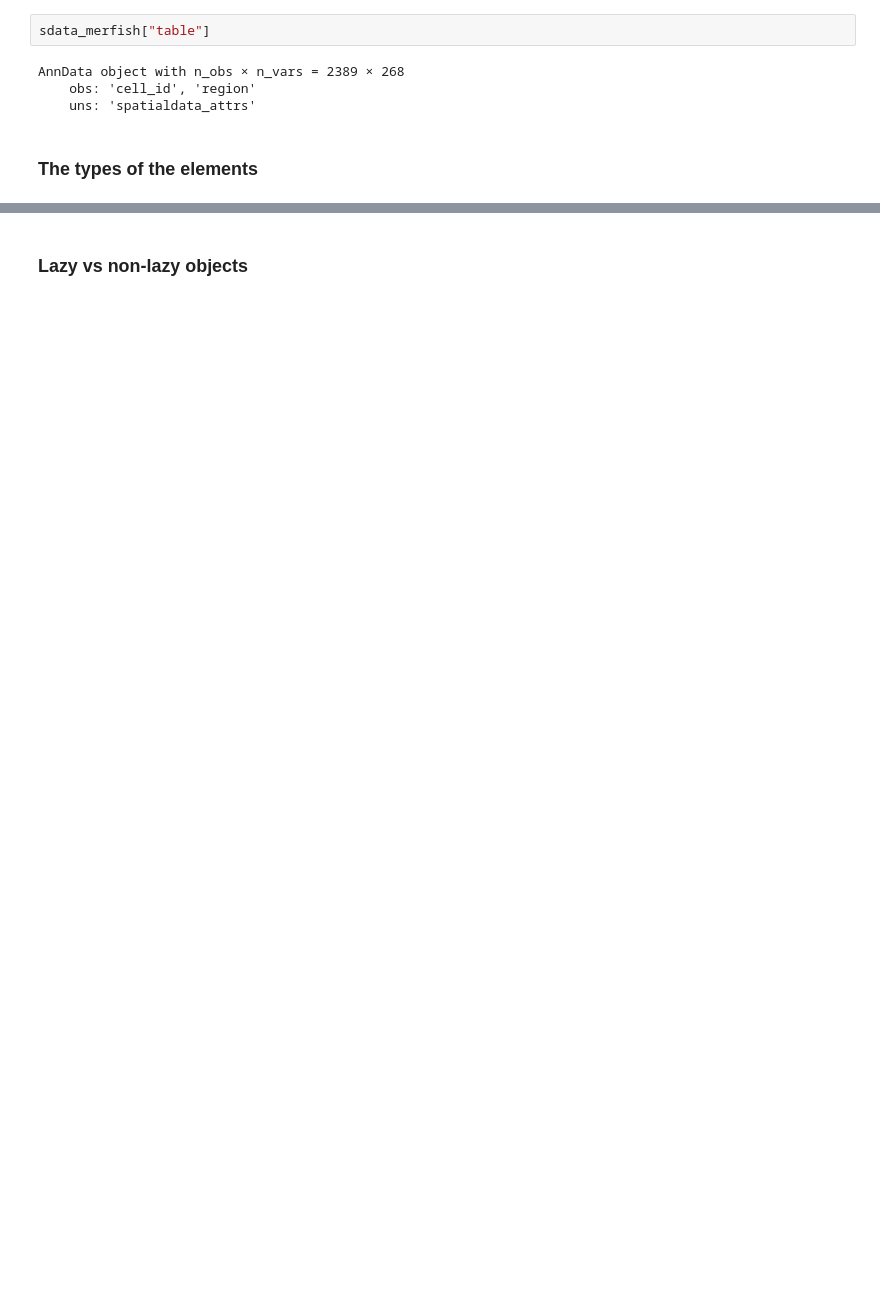
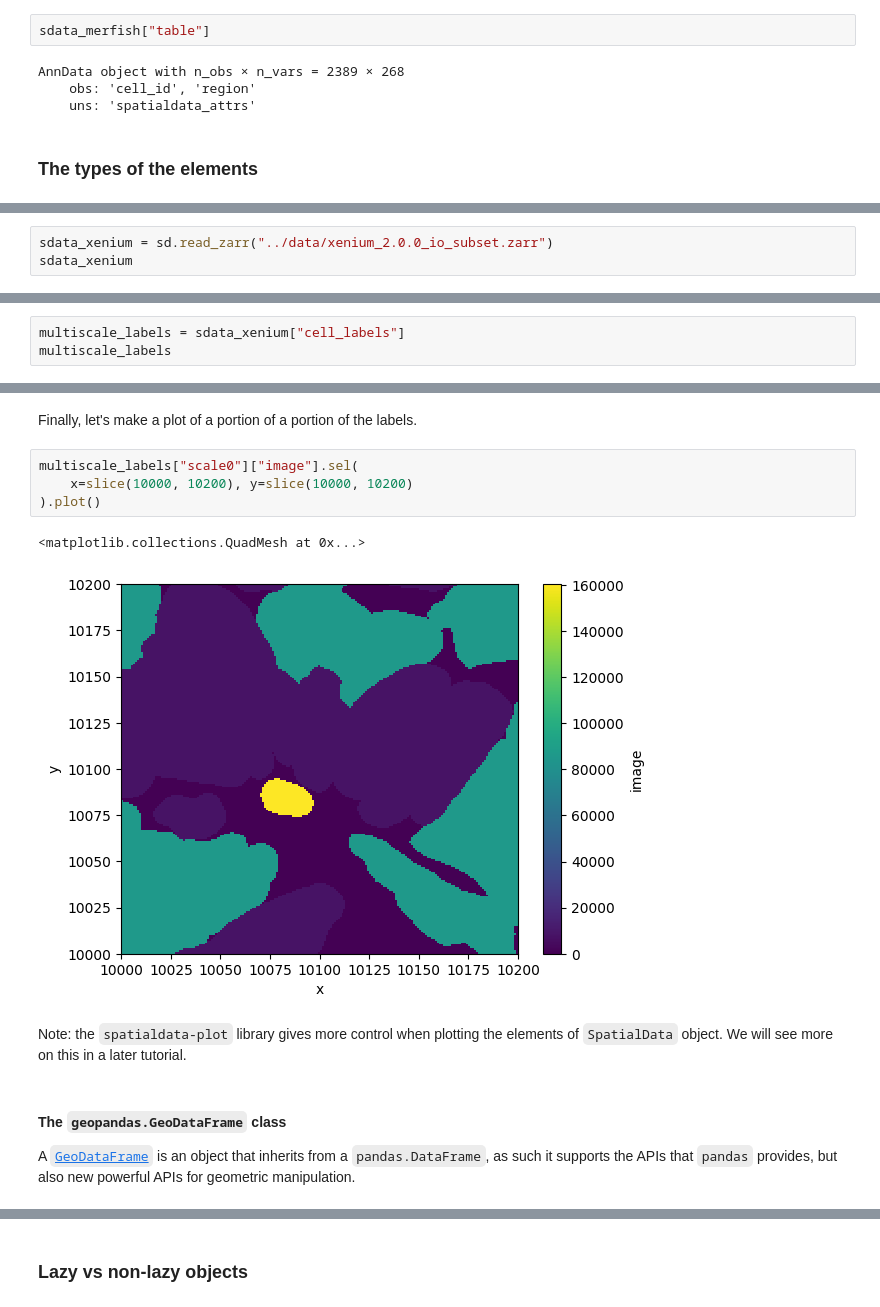
Before and after one commit to PMBio/spatialdata-workshops, a Jupyter notebook: notebooks/nb1_spatialdata_objects.ipynb, the cells around one changed output, grey strips where cells are left out. Drawn from its saved outputs; the diff is of its cells as text; blank space fills up the shorter version.

```diff
--- a/notebooks/nb1_spatialdata_objects.ipynb
+++ b/notebooks/nb1_spatialdata_objects.ipynb
@@ -228,0 +336,3 @@ We will give a quick overview of these classes here below; please refer to the r
+# %%
+sdata_xenium = sd.read_zarr("../data/xenium_2.0.0_io_subset.zarr")
+sdata_xenium
@@ -228,0 +360,3 @@ We will give a quick overview of these classes here below; please refer to the r
+# %%
+multiscale_labels = sdata_xenium["cell_labels"]
+multiscale_labels
@@ -228,0 +622,14 @@ We will give a quick overview of these classes here below; please refer to the r
+# %% [markdown]
+Finally, let's make a plot of a portion of a portion of the labels.
+# %%
+multiscale_labels["scale0"]["image"].sel(
+    x=slice(10000, 10200), y=slice(10000, 10200)
+).plot()
+# %% [output]
+<matplotlib.collections.QuadMesh at 0x...>
+[figure, added]
+# %% [markdown]
+Note: the `spatialdata-plot` library gives more control when plotting the elements of `SpatialData` object. We will see more on this in a later tutorial.
+# %% [markdown]
+#### The `geopandas.GeoDataFrame` class
+A [`GeoDataFrame`](https://geopandas.org/en/stable/docs/reference/api/geopandas.GeoDataFrame.html) is an object that inherits from a `pandas.DataFrame`, as such it supports the APIs that `pandas` provides, but also new powerful APIs for geometric manipulation.
```
Also changed, not shown: parts of 86 cells of this notebook, 3 other files.
